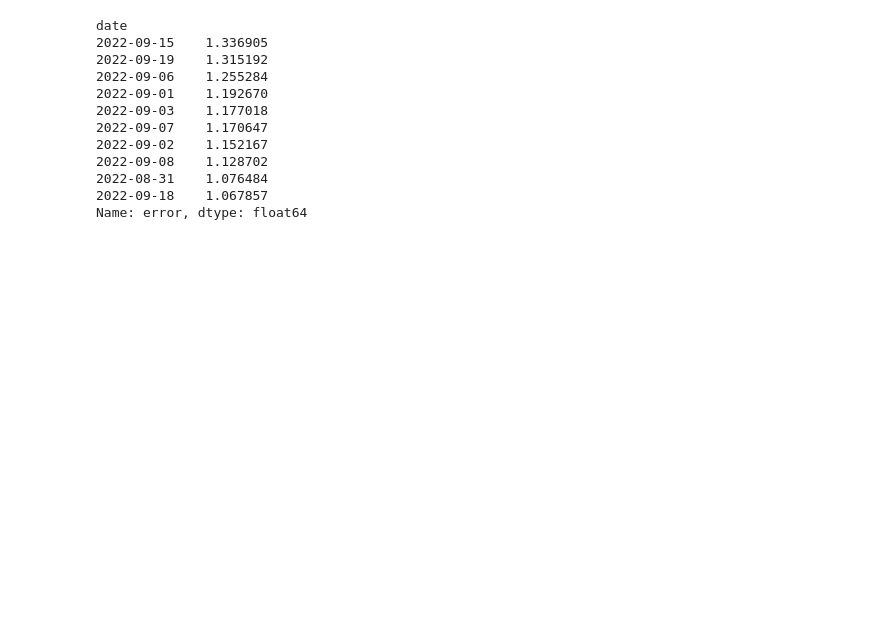
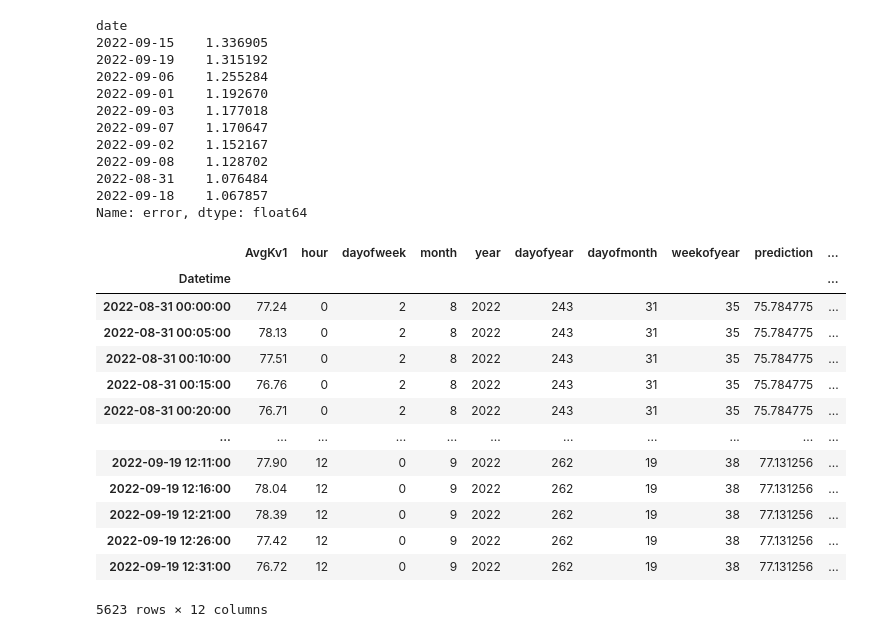
Before and after one commit to Winfry/PowerPredictionKe, a Jupyter notebook: RabaiPower.ipynb, the cells around one changed output. Saved outputs shown, nothing was run; the diff lists cells and outputs as text; code cells hidden in the pictures; blank space fills up the shorter version.

Commit message:
PowerPredictionKe

```diff
--- a/RabaiPower.ipynb
+++ b/RabaiPower.ipynb
@@ -394,3 +394,20 @@ date
 2022-08-31    1.076484
 2022-09-18    1.067857
 Name: error, dtype: float64
+# %%
+test
+# %% [output]
+|  | AvgKv1 | hour | dayofweek | month | year | dayofyear | dayofmonth | weekofyear | prediction | ... |
+| Datetime |  |  |  |  |  |  |  |  |  | ... |
+| 2022-08-31 00:00:00 | 77.24 | 0 | 2 | 8 | 2022 | 243 | 31 | 35 | 75.784775 | ... |
+| 2022-08-31 00:05:00 | 78.13 | 0 | 2 | 8 | 2022 | 243 | 31 | 35 | 75.784775 | ... |
+| 2022-08-31 00:10:00 | 77.51 | 0 | 2 | 8 | 2022 | 243 | 31 | 35 | 75.784775 | ... |
+| 2022-08-31 00:15:00 | 76.76 | 0 | 2 | 8 | 2022 | 243 | 31 | 35 | 75.784775 | ... |
+| 2022-08-31 00:20:00 | 76.71 | 0 | 2 | 8 | 2022 | 243 | 31 | 35 | 75.784775 | ... |
+| ... | ... | ... | ... | ... | ... | ... | ... | ... | ... | ... |
+| 2022-09-19 12:11:00 | 77.90 | 12 | 0 | 9 | 2022 | 262 | 19 | 38 | 77.131256 | ... |
+| 2022-09-19 12:16:00 | 78.04 | 12 | 0 | 9 | 2022 | 262 | 19 | 38 | 77.131256 | ... |
+| 2022-09-19 12:21:00 | 78.39 | 12 | 0 | 9 | 2022 | 262 | 19 | 38 | 77.131256 | ... |
+| 2022-09-19 12:26:00 | 77.42 | 12 | 0 | 9 | 2022 | 262 | 19 | 38 | 77.131256 | ... |
+| 2022-09-19 12:31:00 | 76.72 | 12 | 0 | 9 | 2022 | 262 | 19 | 38 | 77.131256 | ... |
+5623 rows × 12 columns
```
